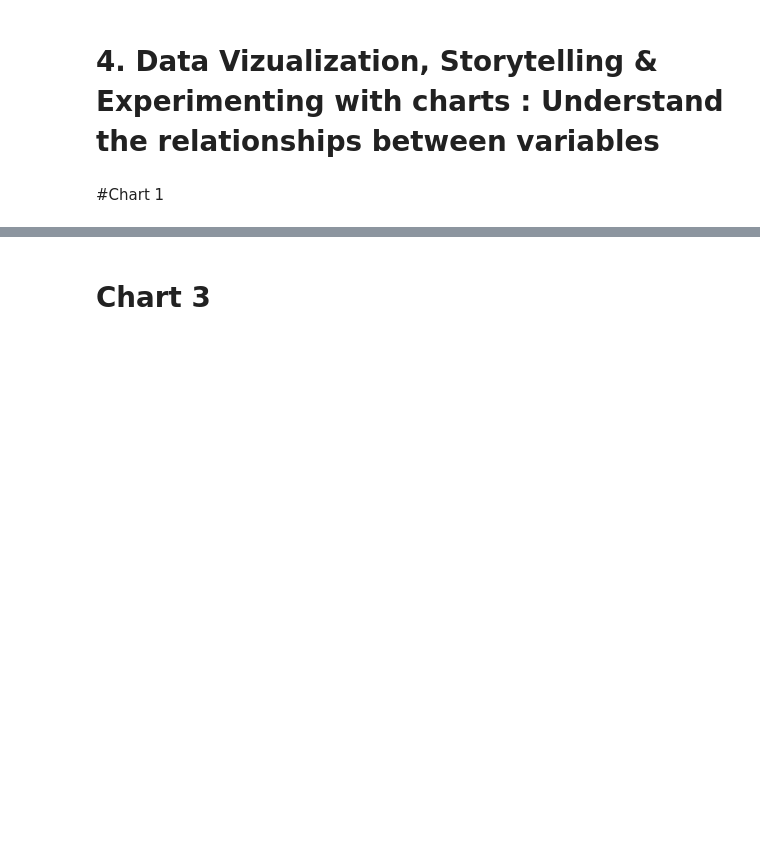
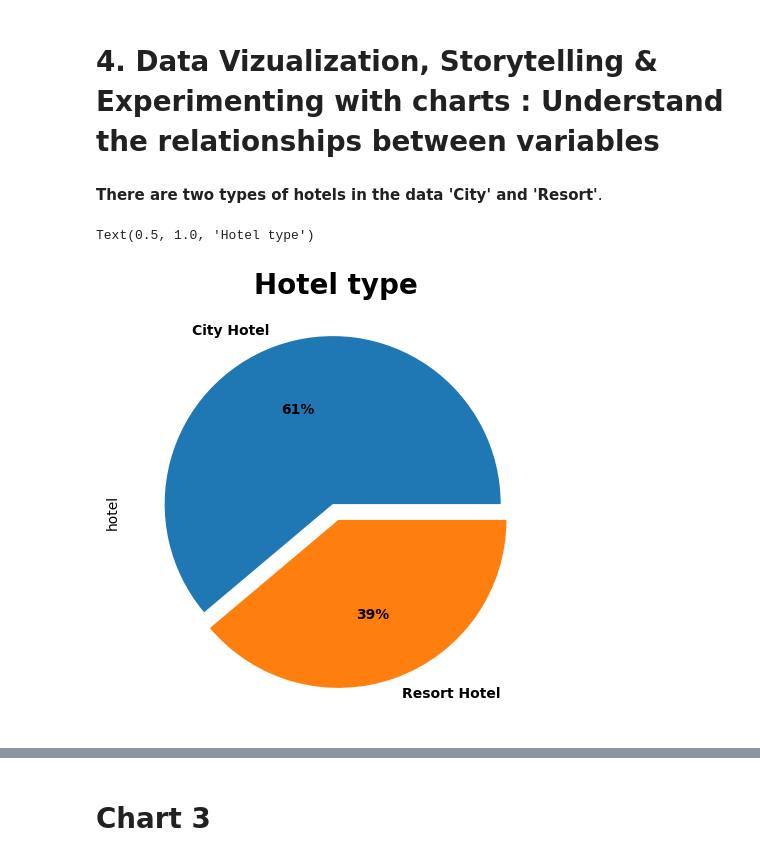
Before and after one commit to PoojaSwamii/Capstone_Project-EDA-on-Hotel-Booking-, a Jupyter notebook: Capstone_Project_Hotel_Booking_Analysis_.ipynb, the cells around one changed output, grey strips where cells are left out. Drawn from its saved outputs; the diff is of its cells as text; code cells hidden in the pictures; blank space fills up the shorter version.

```diff
--- a/Capstone_Project_Hotel_Booking_Analysis_.ipynb
+++ b/Capstone_Project_Hotel_Booking_Analysis_.ipynb
@@ -373,2 +403,12 @@ Name: revenue, dtype: float64
-# %% [markdown]
-#Chart 1
+# %% [markdown]
+**There are two types of hotels in the data 'City' and 'Resort'**.
+# %%
+hotel_typ =hotel_df['hotel'].value_counts()
+hotel_typ
+
+plt.subplot(2,2,1 )
+hotel_typ.plot.pie(x='City Hotel', y ='Resort Hotel',autopct='%1.0f%%',textprops={'weight': 'bold'},figsize =(12,12),explode =[0.05]*2)
+plt.title('Hotel type',fontweight="bold", size=20)
+# %% [output]
+Text(0.5, 1.0, 'Hotel type')
+[figure, added]
```
Also changed, not shown: parts of 45 cells of this notebook.
